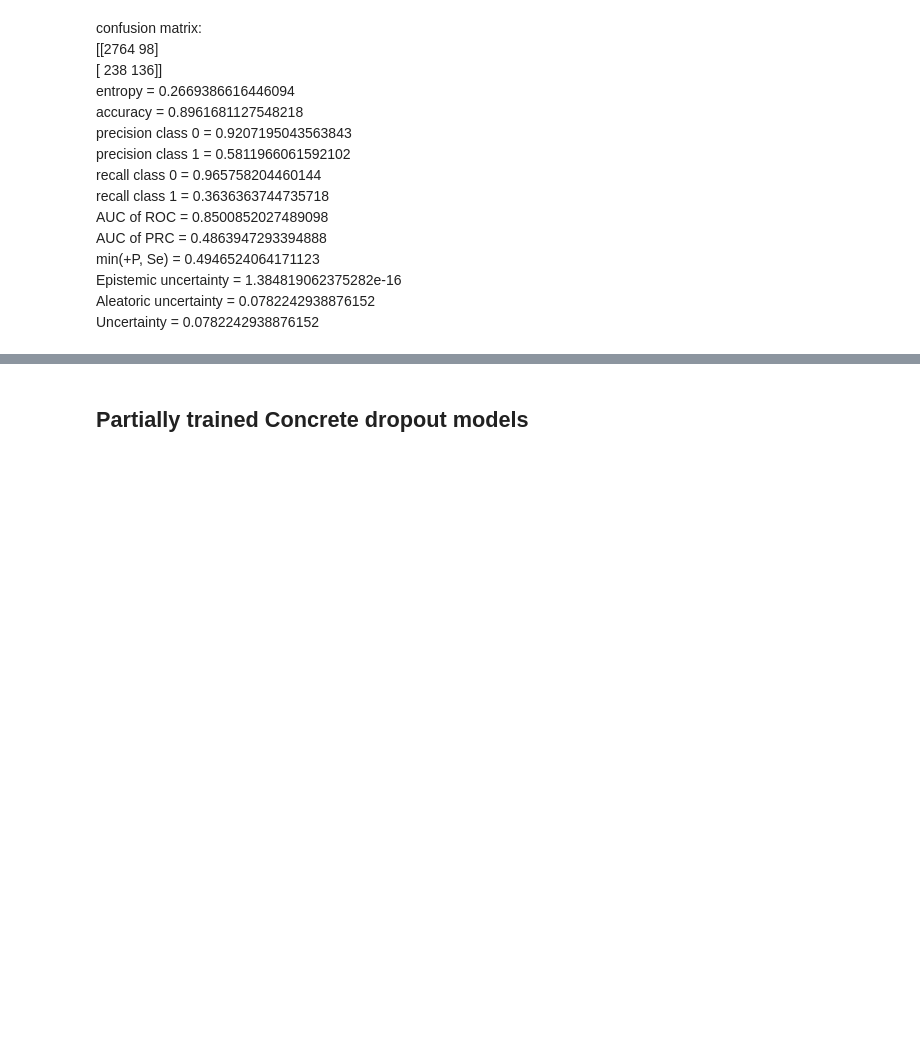
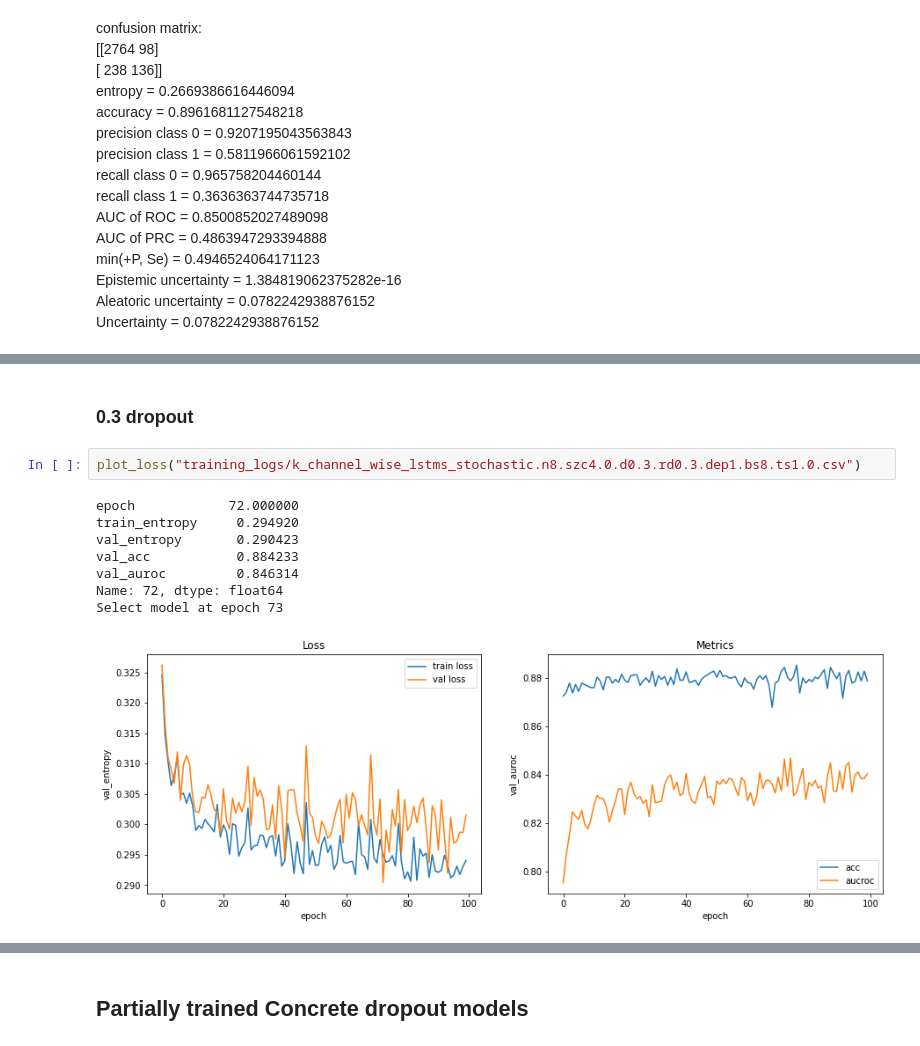
Before and after one commit to nlhkh/mimic3-benchmarks, a Jupyter notebook: Anaylise results.ipynb, the cells around one changed output, grey strips where cells are left out. Cells and saved outputs as stored; diff of their text form; blank space fills up the shorter version.

```diff
--- a/Anaylise results.ipynb
+++ b/Anaylise results.ipynb
@@ -148,0 +177,13 @@ Uncertainty = 0.0782242938876152
+# %% [markdown]
+### 0.3 dropout
+# %%
+plot_loss("training_logs/k_channel_wise_lstms_stochastic.n8.szc4.0.d0.3.rd0.3.dep1.bs8.ts1.0.csv")
+# %% [output]
+epoch            72.000000
+train_entropy     0.294920
+val_entropy       0.290423
+val_acc           0.884233
+val_auroc         0.846314
+Name: 72, dtype: float64
+Select model at epoch 73
+[figure, added]
```
Also changed, not shown: parts of 46 cells of this notebook.
